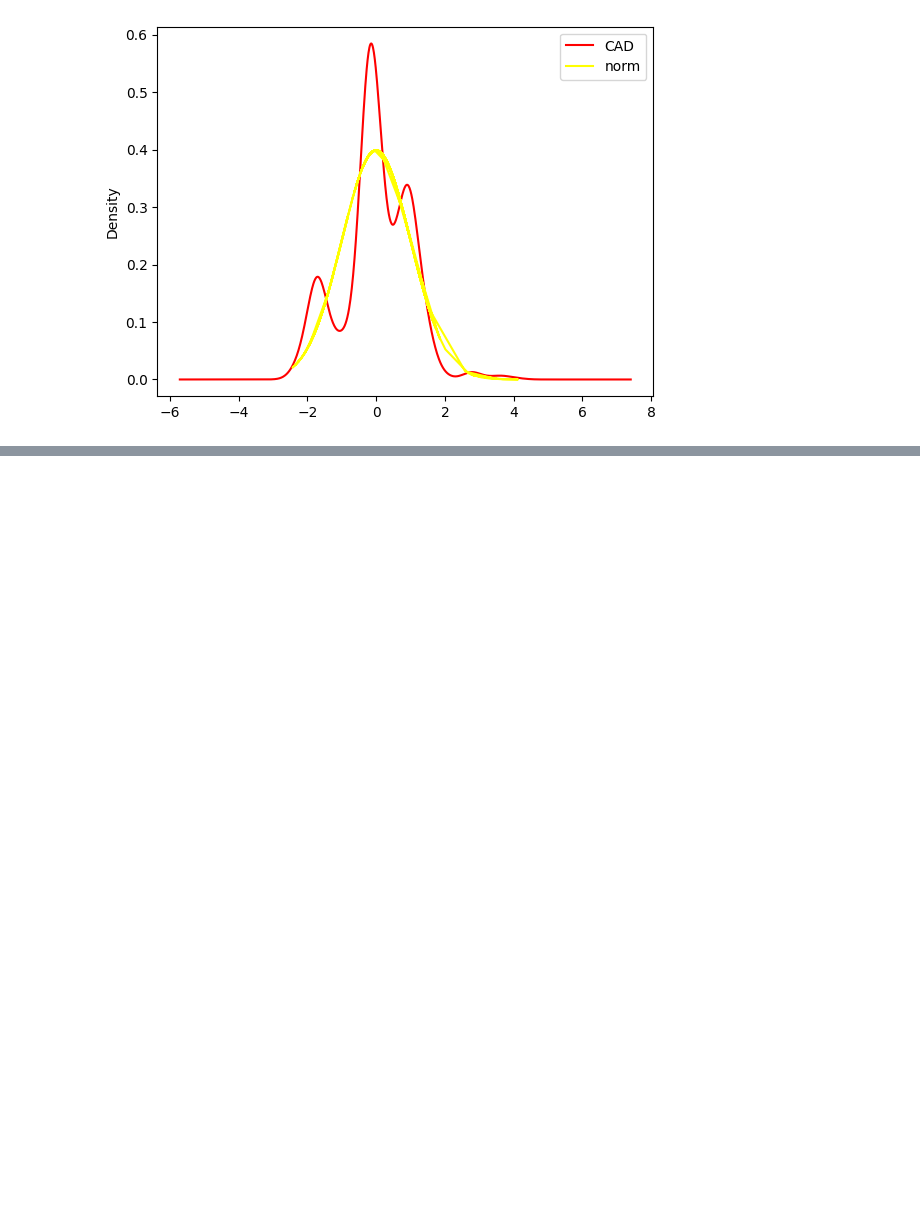
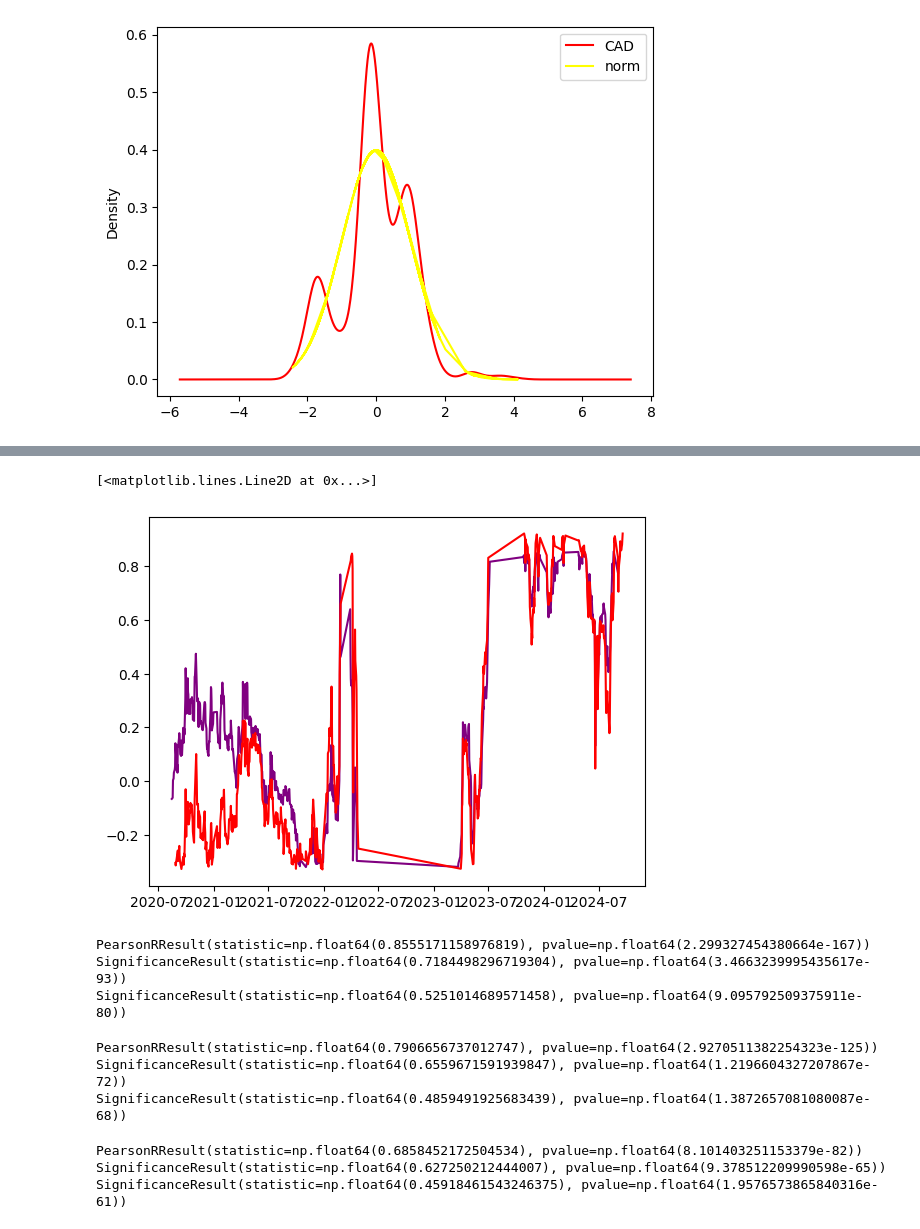
Before and after one commit to mmonastyrskiy/7_sem, a Jupyter notebook: ML/lab/lab2/Lab2.ipynb, the cells around one changed output, grey strips where cells are left out. Saved outputs shown, nothing was run; the diff lists cells and outputs as text; code cells hidden in the pictures; blank space fills up the shorter version.

```diff
--- a/ML/lab/lab2/Lab2.ipynb
+++ b/ML/lab/lab2/Lab2.ipynb
@@ -188,0 +203,7 @@ usd_filtered["EUR"].plot.box()
+# %%
+# TASK 7
+plt.plot(eur_filtered["data"],eur_filtered["EUR"], color="purple")
+plt.plot(cad_filtered["data"],cad_filtered["CAD"], color="red")
+# %% [output]
+[<matplotlib.lines.Line2D at 0x...>]
+[figure, added]
@@ -188,0 +213,33 @@ usd_filtered["EUR"].plot.box()
+# %%
+pr1 = pearsonr(usd_filtered["USD"],cad_filtered["CAD"])
+sp1 = spearmanr(usd_filtered["USD"],cad_filtered["CAD"])
+k1 = kendalltau(usd_filtered["USD"],cad_filtered["CAD"])
+print(pr1)
+print(sp1)
+print(k1)
+# %% [output]
+PearsonRResult(statistic=np.float64(0.8555171158976819), pvalue=np.float64(2.299327454380664e-167))
+SignificanceResult(statistic=np.float64(0.7184498296719304), pvalue=np.float64(3.4663239995435617e-93))
+SignificanceResult(statistic=np.float64(0.5251014689571458), pvalue=np.float64(9.095792509375911e-80))
+# %%
+pr2 = pearsonr(usd_filtered["USD"],eur_filtered["EUR"])
+sp2 = spearmanr(usd_filtered["USD"],eur_filtered["EUR"])
+k2 = kendalltau(usd_filtered["USD"],eur_filtered["EUR"])
+print(pr2)
+print(sp2)
+print(k2)
+# %% [output]
+PearsonRResult(statistic=np.float64(0.7906656737012747), pvalue=np.float64(2.9270511382254323e-125))
+SignificanceResult(statistic=np.float64(0.6559671591939847), pvalue=np.float64(1.2196604327207867e-72))
+SignificanceResult(statistic=np.float64(0.4859491925683439), pvalue=np.float64(1.3872657081080087e-68))
+# %%
+pr3 = pearsonr(usd_filtered["EUR"],cad_filtered["CAD"])
+sp3 = spearmanr(usd_filtered["EUR"],cad_filtered["CAD"])
+k3 = kendalltau(usd_filtered["EUR"],cad_filtered["CAD"])
+print(pr3)
+print(sp3)
+print(k3)
+# %% [output]
+PearsonRResult(statistic=np.float64(0.6858452172504534), pvalue=np.float64(8.101403251153379e-82))
+SignificanceResult(statistic=np.float64(0.627250212444007), pvalue=np.float64(9.378512209990598e-65))
+SignificanceResult(statistic=np.float64(0.45918461543246375), pvalue=np.float64(1.9576573865840316e-61))
```
Also changed, not shown: parts of 11 cells of this notebook.
